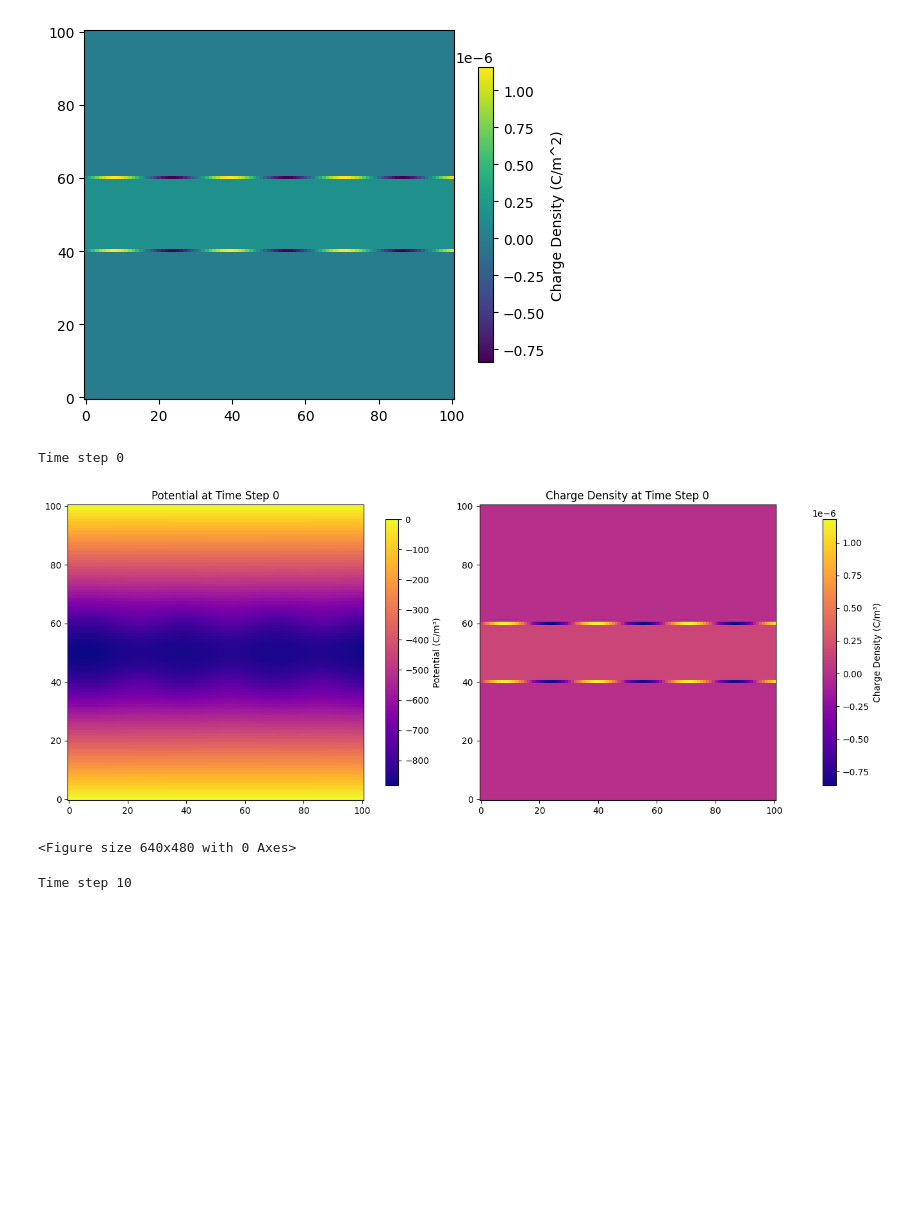
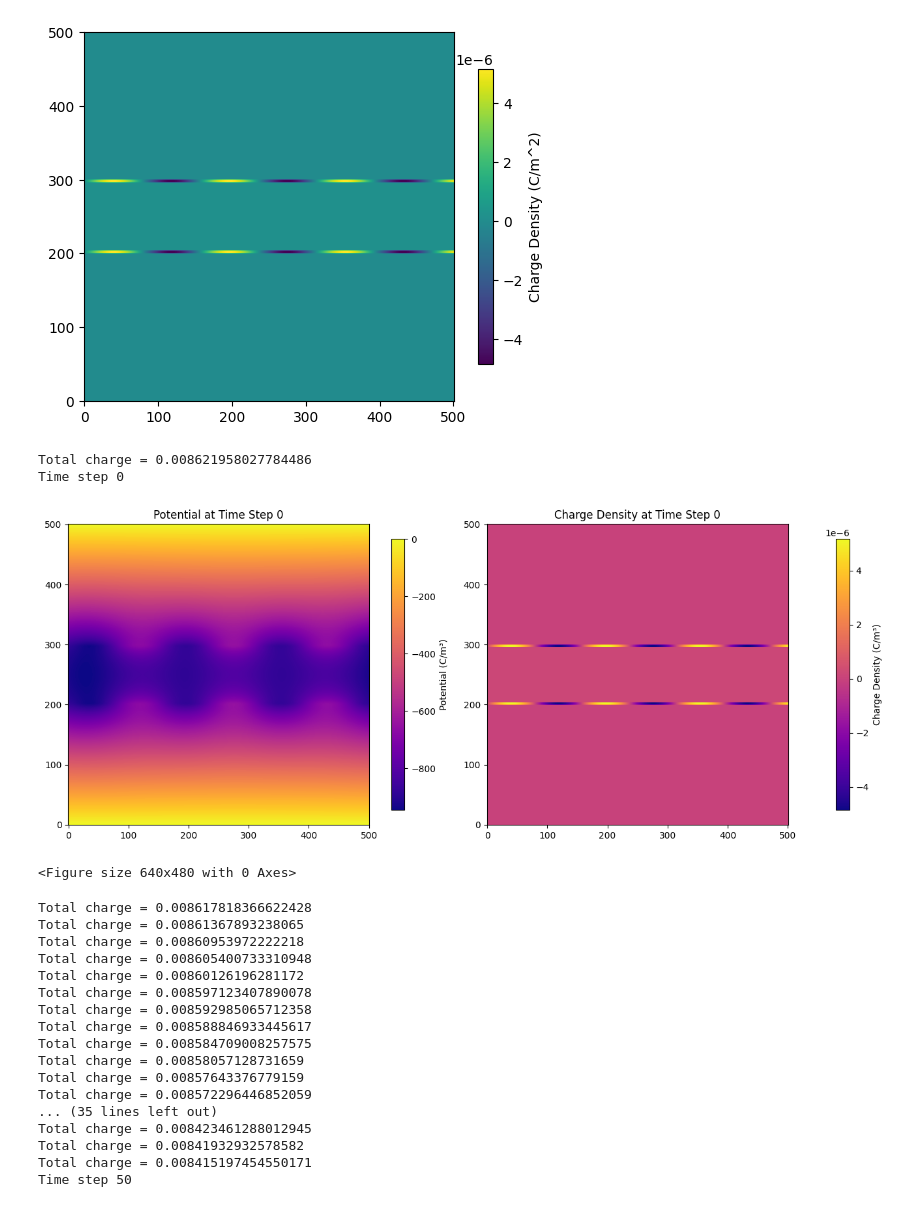
Before and after one commit to daisyabcxyz/Capstone-2025-2026, a Jupyter notebook: Matrix Inversion of Poisson.ipynb, the cells around one changed output. Cells and saved outputs as stored; diff of their text form; code cells hidden in the pictures; blank space fills up the shorter version.

```diff
--- a/Matrix Inversion of Poisson.ipynb
+++ b/Matrix Inversion of Poisson.ipynb
@@ -9,6 +10,6 @@ import numpy as np
 # %%
 #set up grid
-nx,ny = 100,100
+nx,ny = 500,500
 x = np.linspace(0, nx, nx + 1)
 y = np.linspace(0, ny, ny + 1)
 X, Y = np.meshgrid(x, y)
@@ -234,4 +268,5 @@ plt.imshow(solve_rho_ode(vx,vy,rho), origin = 'lower')
 # %%
 plt.imshow(rho, origin = 'lower')
 plt.colorbar(label="Charge Density (C/m^2)",shrink=1)
+rho_new = forward_euler_charge_density(rho,vx,vy,dt)
 # %% [output]
@@ -240,42 +274,66 @@ plt.colorbar(label="Charge Density (C/m^2)",shrink=1)
 # %%
 #run simulation
 rho = np.zeros([nx+1,ny+1],float)
-rho[40:60,:] = 1e12* (1.6e-19) #C/m^2
-rho[60,:] = 1e12* (1.6e-19) + 1e-6 *np.sin(0.2*x)
-rho[40,:] = 1e12* (1.6e-19) + 1e-6 *np.sin(0.2*x)
+rho[200:300,:] = 1e12* (1.6e-19) #C/m^2
+rho[290:300,:] = 1e12* (1.6e-19) + 8e-7 *np.sin(0.04*x)
+rho[200:210,:] = 1e12* (1.6e-19) + 8e-7 *np.sin(0.04*x)
+
+dt = 1e-10
 
 plt.imshow(rho, origin = 'lower')
 plt.colorbar(label="Charge Density (C/m^2)",shrink=0.8)
 
-step = 100
+step = 500
 for i in range (step):
 
     phi = solve_poisson_1(rho)
     Ex, Ey = electric_field(phi)
     vx, vy = velocity(Ex, Ey, B)
     rho_new = forward_euler_charge_density(rho,vx,vy,dt)
+    #rho_new = fast_fourier_transform_rho(rho,vx,vy,dt)
+    #rho_new = solve_rho_ode(vx,vy,rho)
     rho =  rho_new
+    print(f"Total charge = {np.sum(rho)}")
+    #rho = np.sum(rho_new)
 
-    if i % 10 == 0:
+
+    if i % 50 == 0:
         print(f"Time step {i}")
         fig = plt.figure(figsize=(19, 6))
         ax1 = fig.add_subplot(1, 1, 1)
         plot_1 = ax1.imshow(rho_new, origin = 'lower',cmap = 'plasma')
         ax1.set_title(f"Charge Density at Time Step {i}")
         fig.colorbar(plot_1, ax=ax1, label='Charge Density (C/m³)', shrink=0.9)
 
         ax2 = fig.add_subplot(1, 2, 1)
         plot_2 = ax2.imshow(phi, origin = 'lower',cmap = 'plasma')
         ax2.set_title(f"Potential at Time Step {i}")
         fig.colorbar(plot_2, ax=ax2, label='Potential (C/m³)', shrink=0.9)
         #ax2.streamplot(X, Y, Ex, Ey, color="white", linewidth=1, cmap=plt.cm.inferno,
          #     density=1.5, arrowstyle='->', arrowsize=1.5)
 
         plt.show()
         plt.tight_layout()
 # %% [output]
-[figure, old version]
+[figure, new version]
+Total charge = 0.008621958027784486
 Time step 0
-[figure, old version]
+[figure, new version]
 <Figure size 640x480 with 0 Axes>
-Time step 10
+Total charge = 0.008617818366622428
+Total charge = 0.00861367893238065
+Total charge = 0.00860953972222218
+Total charge = 0.008605400733310948
+Total charge = 0.00860126196281172
+Total charge = 0.008597123407890078
+Total charge = 0.008592985065712358
+Total charge = 0.008588846933445617
+Total charge = 0.008584709008257575
+Total charge = 0.00858057128731659
+Total charge = 0.00857643376779159
+Total charge = 0.008572296446852059
+... (35 lines left out)
+Total charge = 0.008423461288012945
+Total charge = 0.00841932932578582
+Total charge = 0.008415197454550171
+Time step 50
```
Also changed, not shown: parts of 8 cells of this notebook.
